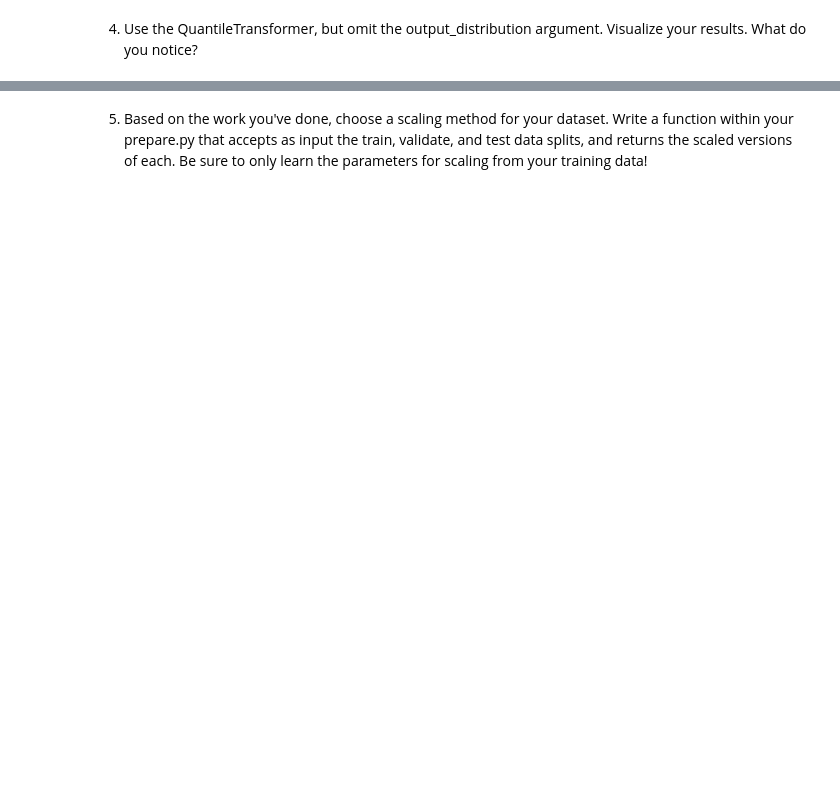
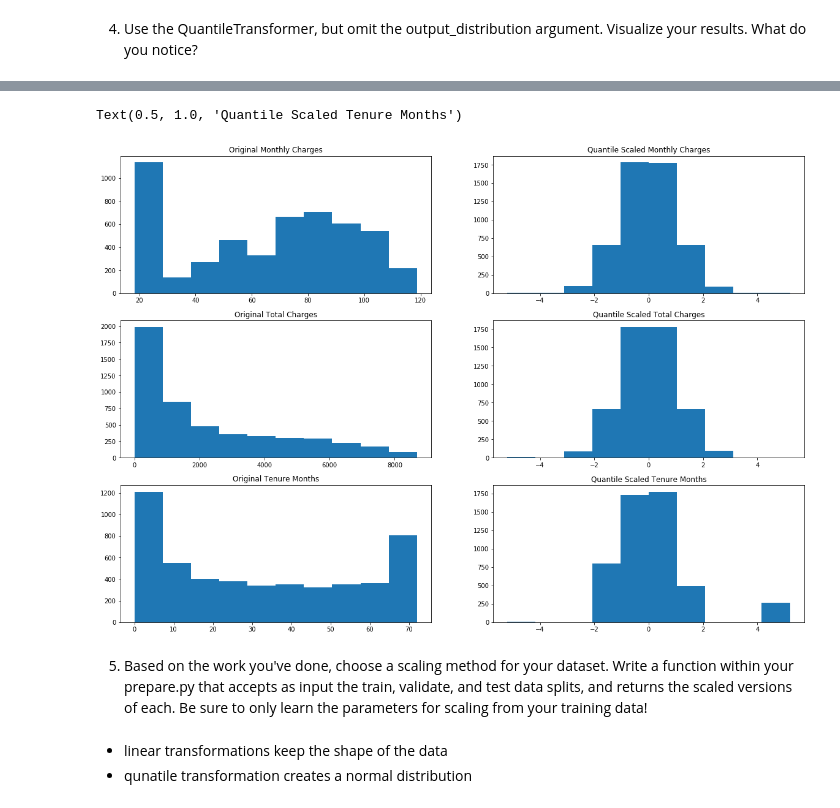
Before and after one commit to ThompsonBethany01/regression-exercises, a Jupyter notebook: Scaling.ipynb, the cells around one changed output, grey strips where cells are left out. Cells and saved outputs as stored; diff of their text form; code cells hidden in the pictures; blank space fills up the shorter version.

```diff
--- a/Scaling.ipynb
+++ b/Scaling.ipynb
@@ -219,2 +282,17 @@ See the caveats in the documentation: https://pandas.pydata.org/pandas-docs/stab
 # %% [markdown]
 4. Use the QuantileTransformer, but omit the output_distribution argument. Visualize your results. What do you notice?
+# %%
+# 1. Create the object
+scaler5 = sklearn.preprocessing.QuantileTransformer()
+
+# 2. Fit to the train data
+scaler5.fit(train[['monthly_charges','total_charges','tenure_months']])
+
+# 3. Use the object
+train5 = scaler5.transform(train[['monthly_charges','total_charges','tenure_months']])
+test5 = scaler5.transform(test[['monthly_charges','total_charges','tenure_months']])
+validate5 = scaler5.transform(validate[['monthly_charges','total_charges','tenure_months']])
+
+scaled5 = pd.DataFrame(train1)
+scaled5.columns = ['monthly_charges','total_charges','tenure_months']
+scaled5
@@ -221,2 +313,34 @@ See the caveats in the documentation: https://pandas.pydata.org/pandas-docs/stab
+# %%
+plt.figure(figsize=(20, 14))
+
+plt.subplot(321)
+plt.hist(train.monthly_charges)
+plt.title('Original Monthly Charges')
+
+plt.subplot(322)
+plt.hist(scaled5.monthly_charges)
+plt.title('Quantile Scaled Monthly Charges')
+
+plt.subplot(323)
+plt.hist(train.total_charges)
+plt.title('Original Total Charges')
+
+plt.subplot(324)
+plt.hist(scaled5.total_charges)
+plt.title('Quantile Scaled Total Charges')
+
+plt.subplot(325)
+plt.hist(train.tenure_months)
+plt.title('Original Tenure Months')
+
+plt.subplot(326)
+plt.hist(scaled5.tenure_months)
+plt.title('Quantile Scaled Tenure Months')
+# %% [output]
+Text(0.5, 1.0, 'Quantile Scaled Tenure Months')
+[figure, added]
 # %% [markdown]
 5. Based on the work you've done, choose a scaling method for your dataset. Write a function within your prepare.py that accepts as input the train, validate, and test data splits, and returns the scaled versions of each. Be sure to only learn the parameters for scaling from your training data!
+# %% [markdown]
+- linear transformations keep the shape of the data
+- qunatile transformation creates a normal distribution
```
Also changed, not shown: parts of 14 cells of this notebook.
